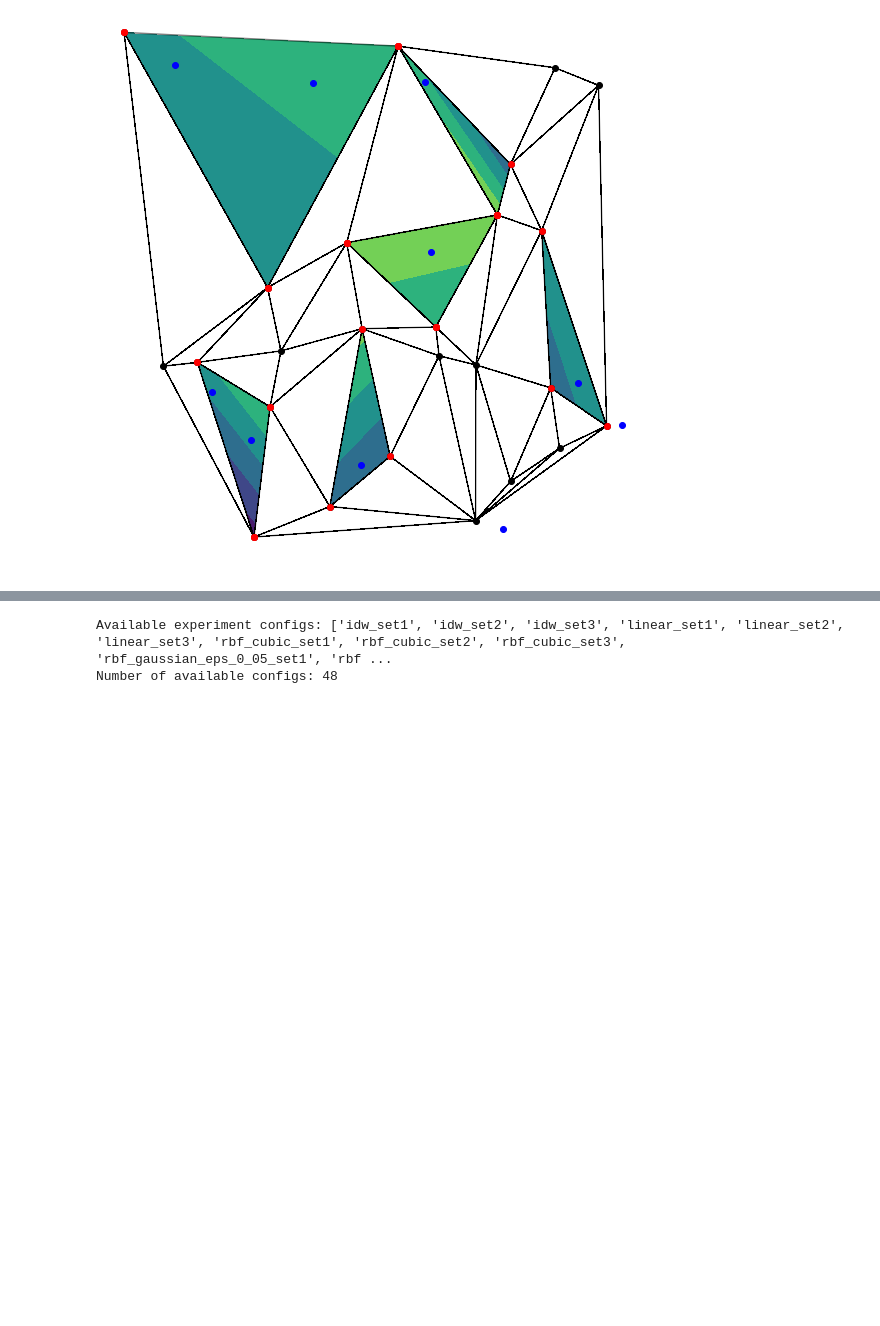
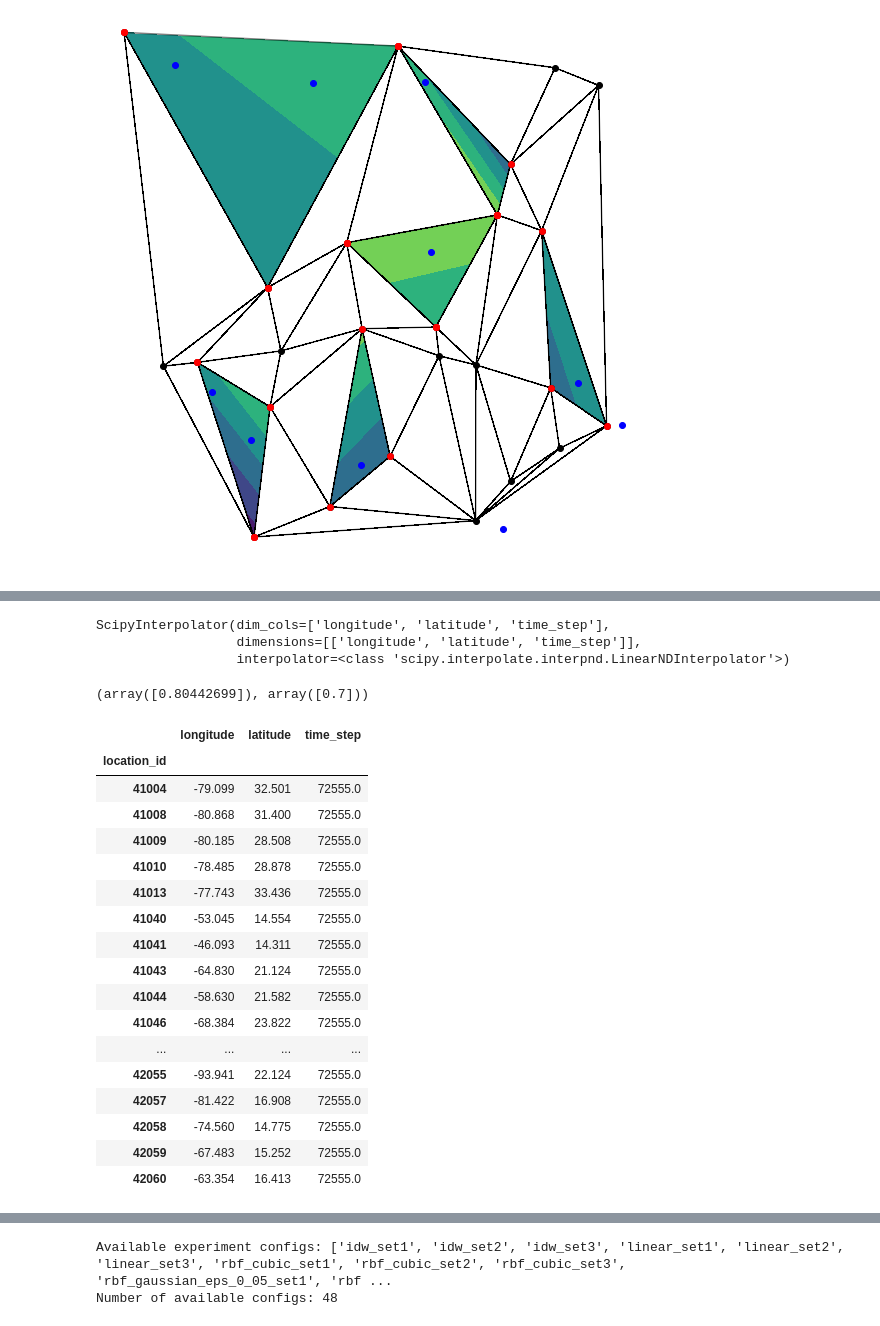
Before and after one commit to simonsanvil/ndbc-spatial-modeling, a Jupyter notebook: notebooks/3-deterministic-interpolation.ipynb, the cells around one changed output, grey strips where cells are left out. Cells and saved outputs as stored; diff of their text form; code cells hidden in the pictures; blank space fills up the shorter version.

```diff
--- a/notebooks/3-deterministic-interpolation.ipynb
+++ b/notebooks/3-deterministic-interpolation.ipynb
@@ -241,0 +258,42 @@ r2: 0.7441 mae: 0.2045 rmse: 0.3277
+# %%
+linear_interpolator
+# %% [output]
+ScipyInterpolator(dim_cols=['longitude', 'latitude', 'time_step'],
+                  dimensions=[['longitude', 'latitude', 'time_step']],
+                  interpolator=<class 'scipy.interpolate.interpnd.LinearNDInterpolator'>)
+# %%
+linear_interpolator = ScipyInterpolator(
+    interpolate.LinearNDInterpolator,
+    dimensions=[["longitude","latitude", "time_step"]],
+)
+delta = pd.Timedelta(config.temp_interpolation.delta)
+time = train_by_times.index.get_level_values("time").min() #pd.Timestamp("2011-01-01 01:00")
+time = pd.Timestamp("2019-04-12 02:00")
+linear_interpolator.fit(train_by_times.loc[(time-delta):time],y=target)
+linear_interpolator.predict(test_by_times.loc[time]), test_by_times.loc[time, target].values
+# for time in tqdm(test_by_times.index.get_level_values("time").unique().to_series().sample(10)):
+#     linear_interpolator.fit(train_by_times.loc[(time-delta):time],y=target)
+#     linear_interpolator.predict(test_by_times.loc[time]), test_by_times.loc[time, target].values
+# %% [output]
+(array([0.80442699]), array([0.7]))
+# %%
+train_by_times.loc[time, linear_interpolator.dim_cols]
+# %% [output]
+|  | longitude | latitude | time_step |
+| location_id |  |  |  |
+| 41004 | -79.099 | 32.501 | 72555.0 |
+| 41008 | -80.868 | 31.400 | 72555.0 |
+| 41009 | -80.185 | 28.508 | 72555.0 |
+| 41010 | -78.485 | 28.878 | 72555.0 |
+| 41013 | -77.743 | 33.436 | 72555.0 |
+| 41040 | -53.045 | 14.554 | 72555.0 |
+| 41041 | -46.093 | 14.311 | 72555.0 |
+| 41043 | -64.830 | 21.124 | 72555.0 |
+| 41044 | -58.630 | 21.582 | 72555.0 |
+| 41046 | -68.384 | 23.822 | 72555.0 |
+| ... | ... | ... | ... |
+| 42055 | -93.941 | 22.124 | 72555.0 |
+| 42057 | -81.422 | 16.908 | 72555.0 |
+| 42058 | -74.560 | 14.775 | 72555.0 |
+| 42059 | -67.483 | 15.252 | 72555.0 |
+| 42060 | -63.354 | 16.413 | 72555.0 |
```
Also changed, not shown: parts of 10 cells of this notebook, 15 other files.
